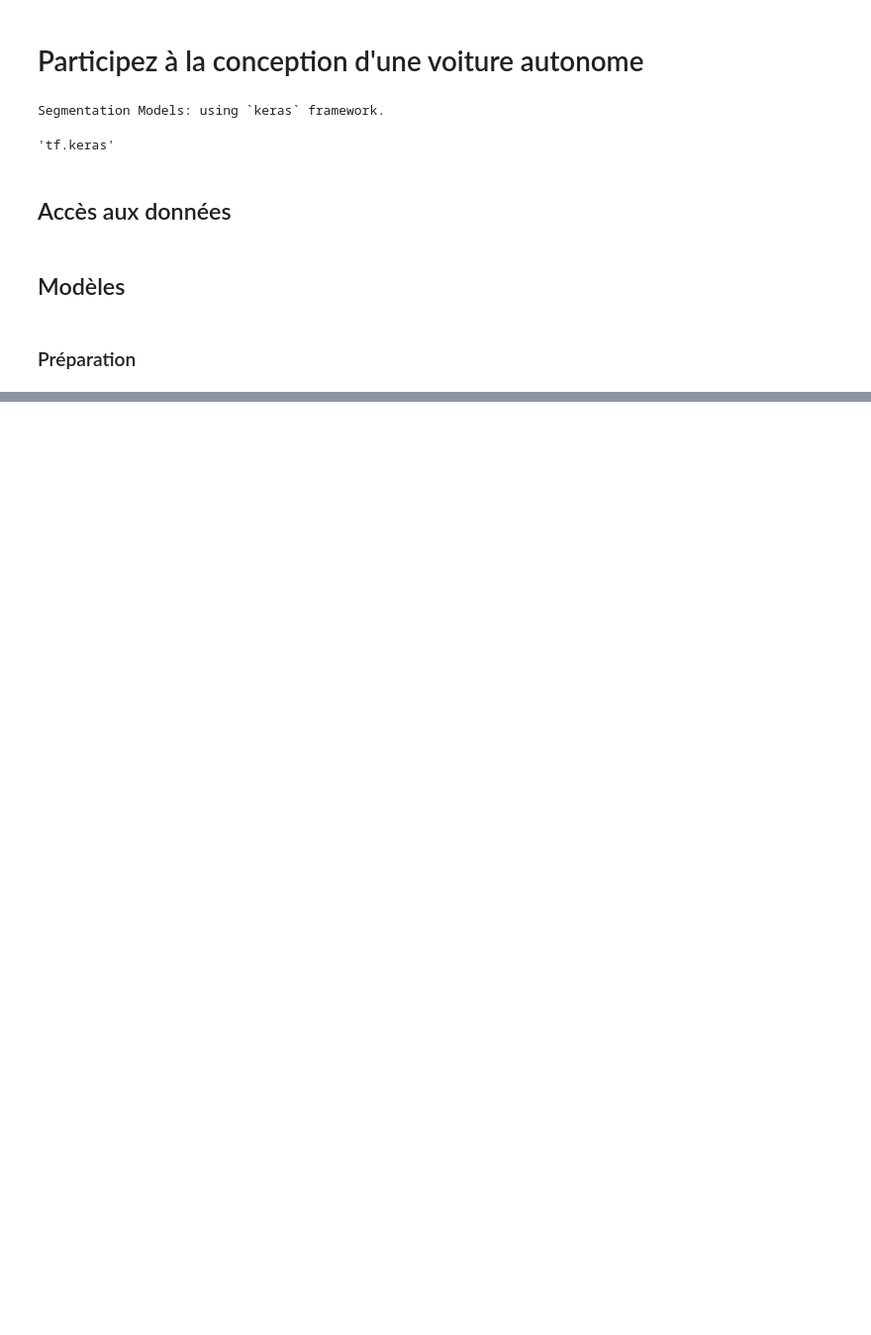
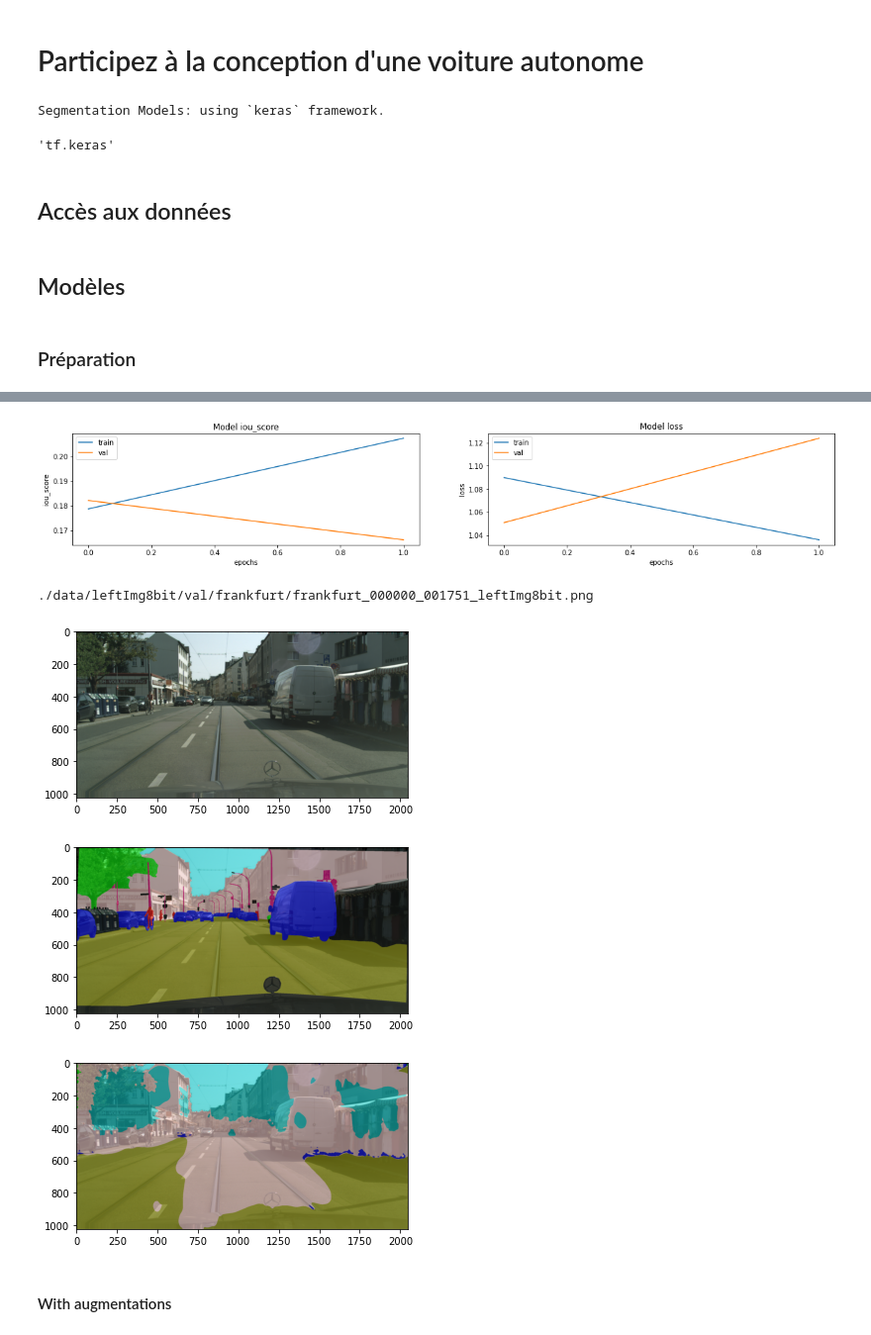
Before and after one commit to ThibaultDieudonne/Car-Computer-Vision-development, a Jupyter notebook: n.ipynb, the cells around one changed output, grey strips where cells are left out. Shown: that part at 99% size. Saved outputs shown, nothing was run; the diff lists cells and outputs as text; code cells hidden in the pictures; blank space fills up the shorter version.

```diff
--- a/n.ipynb
+++ b/n.ipynb
@@ -158,9 +173,9 @@ val_df = main_df[main_df["split"]=="val"]
 # %%
-n_epochs = 20
+n_epochs = 2 # 20
 
 batch_size = 8
 
-data_passes = 250
+data_passes = 2 # 500
 
 steps_per_epoch = (train_df.shape[0] * data_passes) // (batch_size * n_epochs)
 
@@ -357,19 +315,17 @@ Epoch 20/20
 # %%
-def prediction_display():
-    pred_df = val_df.head(1)
+def prediction_display(mdl, loc=0):
+    print(val_df.iloc[loc]["original_image_path"])
     pred_ds = tf.data.Dataset.from_tensor_slices(
-        (pred_df["original_image_path"].values,
-        pred_df["labeled_image_path"].values,)
+        ([val_df.iloc[loc]["original_image_path"]],
+         [val_df.iloc[loc]["labeled_image_path"]],)
         ).shuffle(BUFFER_SIZE)
     pred_ds = pred_ds.map(load_imgs, num_parallel_calls=AUTOTUNE)
     pred_ds = pred_ds.batch(1)
-    pred = model.predict(pred_ds)
+    pred = mdl.predict(pred_ds)
     toimg = np.asarray(pred[0])
     img3 = np.argmax(toimg, axis=2)
 
-    img1 = imageio.imread(pred_df.iloc[0]["original_image_path"])
-    img2 = imageio.imread(pred_df.iloc[0]["labeled_image_path"])
+    img1 = imageio.imread(val_df.iloc[loc]["original_image_path"])
+    img2 = imageio.imread(val_df.iloc[loc]["labeled_image_path"])
 
     display_imgs(img1, img2, img3)
-
-prediction_display()
@@ -393,0 +336,12 @@ def display_crop(): # not working with preprocess_input()
+# %%
+skip = 1
+
+trained = 1
+
+if not skip:
+
+    model_name = "unet_resnet34"
+
+    model = sm.Unet(BACKBONE, classes=8, input_shape=(None, None, 3), activation='softmax', encoder_weights=None)
+
+    model.summary(line_length=120)
@@ -393,0 +366,13 @@ def display_crop(): # not working with preprocess_input()
+# %%
+if not skip:
+
+    if not trained:
+        train_ds = get_dataset(train_df)
+        train_model(model, model_name, train_ds, val_ds)
+    else:
+        model.load_weights(f"./models/{model_name}_weights.h5")
+
+    display_learning_curves(model_name, "iou_score")
+
+    prediction_display(model, 4)
+# %% [output]
@@ -393,0 +383,7 @@ def display_crop(): # not working with preprocess_input()
+[figure, added]
+./data/leftImg8bit/val/frankfurt/frankfurt_000000_001751_leftImg8bit.png
+[figure, added]
+[figure, added]
+[figure, added]
+# %% [markdown]
+#### With augmentations
```
Also changed, not shown: parts of 15 cells of this notebook, 2 other files.
